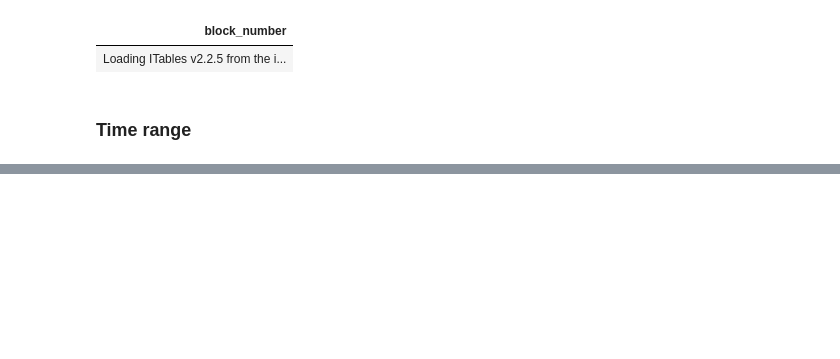
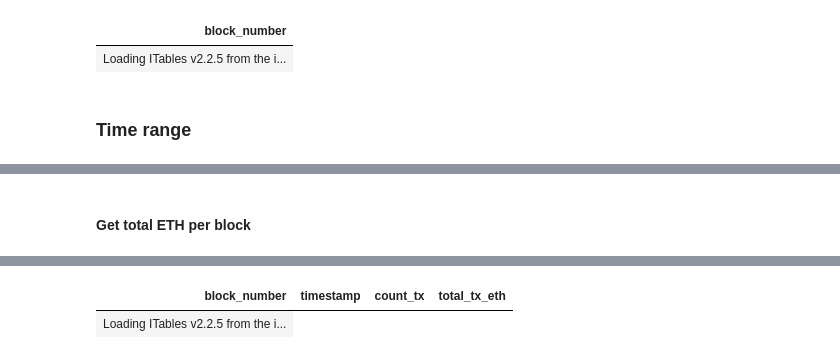
Before and after one commit to vnegi10/ETH_blockchain_data_analysis, a Jupyter notebook: Polars_query.ipynb, the cells around one changed output, grey strips where cells are left out. Cells and saved outputs as stored; diff of their text form; code cells hidden in the pictures; blank space fills up the shorter version.

```diff
--- a/Polars_query.ipynb
+++ b/Polars_query.ipynb
@@ -150,0 +230,2 @@ Wall time: 4.21 ms
+# %% [markdown]
+#### Get total ETH per block
@@ -150,0 +277,5 @@ Wall time: 4.21 ms
+# %%
+%%time
+
+get_eth_per_block("2023-01-01", "2024-12-31")
+# %% [output]
@@ -150,0 +284,2 @@ Wall time: 4.21 ms
+| block_number | timestamp | count_tx | total_tx_eth |
+| Loading ITables v2.2.5 from the i... |
```
Also changed, not shown: parts of 15 cells of this notebook.
